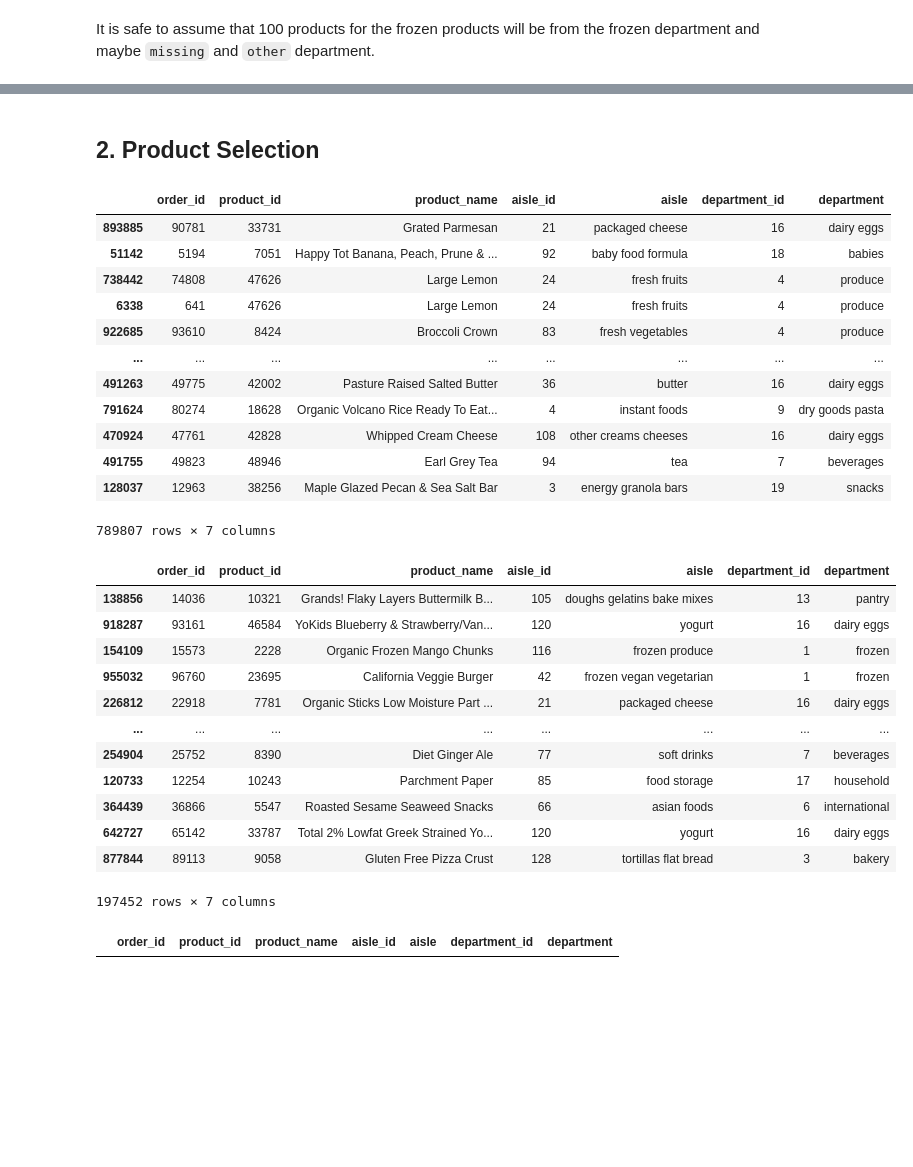
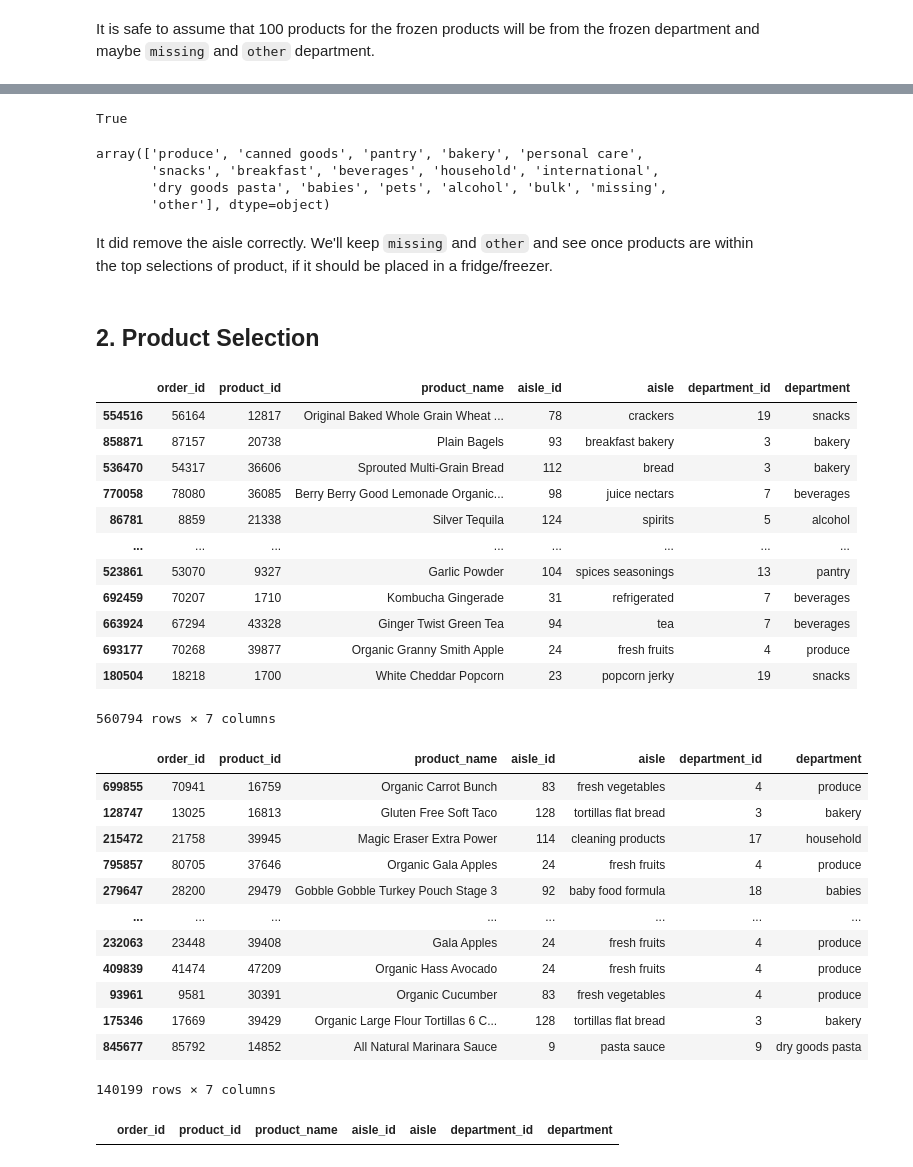
Before and after one commit to b8luong/MMA-Datathon-Supermarket-Analysis, a Jupyter notebook: Datathon.ipynb, the cells around one changed output, grey strips where cells are left out. Saved outputs shown, nothing was run; the diff lists cells and outputs as text; code cells hidden in the pictures; blank space fills up the shorter version.

```diff
--- a/Datathon.ipynb
+++ b/Datathon.ipynb
@@ -235,3 +220,18 @@ It did remove the aisle
+# %%
+# Sanity Check to see if the rows were removed correctly
+freezer_df.shape[0] + fridge_df.shape[0] + filtered_df.shape[0] == df.shape[0]
+# %% [output]
+True
+# %%
+# Check to see if the right departments are removed
+filtered_df['department'].unique()
+# %% [output]
+array(['produce', 'canned goods', 'pantry', 'bakery', 'personal care',
+       'snacks', 'breakfast', 'beverages', 'household', 'international',
+       'dry goods pasta', 'babies', 'pets', 'alcohol', 'bulk', 'missing',
+       'other'], dtype=object)
+# %% [markdown]
+It did remove the aisle correctly. We'll keep `missing` and `other` and see once products are within the top selections of product, if it should be placed in a fridge/freezer.
 # %% [markdown]
 ## 2. Product Selection
 # %%
@@ -239,41 +239,41 @@ It did remove the aisle
 from sklearn.model_selection import train_test_split
 
 # splitting the data
-train_data, test_data = train_test_split(df, test_size=0.2, random_state=1)
+train_aisle, test_aisle = train_test_split(filtered_df, test_size=0.2, random_state=1)
 # %%
 # Sanity check
-train_data
+train_aisle
 # %% [output]
 |  | order_id | product_id | product_name | aisle_id | aisle | department_id | department |
-| 893885 | 90781 | 33731 | Grated Parmesan | 21 | packaged cheese | 16 | dairy eggs |
-| 51142 | 5194 | 7051 | Happy Tot Banana, Peach, Prune & ... | 92 | baby food formula | 18 | babies |
-| 738442 | 74808 | 47626 | Large Lemon | 24 | fresh fruits | 4 | produce |
-| 6338 | 641 | 47626 | Large Lemon | 24 | fresh fruits | 4 | produce |
-| 922685 | 93610 | 8424 | Broccoli Crown | 83 | fresh vegetables | 4 | produce |
+| 554516 | 56164 | 12817 | Original Baked Whole Grain Wheat ... | 78 | crackers | 19 | snacks |
+| 858871 | 87157 | 20738 | Plain Bagels | 93 | breakfast bakery | 3 | bakery |
+| 536470 | 54317 | 36606 | Sprouted Multi-Grain Bread | 112 | bread | 3 | bakery |
+| 770058 | 78080 | 36085 | Berry Berry Good Lemonade Organic... | 98 | juice nectars | 7 | beverages |
+| 86781 | 8859 | 21338 | Silver Tequila | 124 | spirits | 5 | alcohol |
 | ... | ... | ... | ... | ... | ... | ... | ... |
-| 491263 | 49775 | 42002 | Pasture Raised Salted Butter | 36 | butter | 16 | dairy eggs |
-| 791624 | 80274 | 18628 | Organic Volcano Rice Ready To Eat... | 4 | instant foods | 9 | dry goods pasta |
-| 470924 | 47761 | 42828 | Whipped Cream Cheese | 108 | other creams cheeses | 16 | dairy eggs |
-| 491755 | 49823 | 48946 | Earl Grey Tea | 94 | tea | 7 | beverages |
-| 128037 | 12963 | 38256 | Maple Glazed Pecan & Sea Salt Bar | 3 | energy granola bars | 19 | snacks |
+| 523861 | 53070 | 9327 | Garlic Powder | 104 | spices seasonings | 13 | pantry |
+| 692459 | 70207 | 1710 | Kombucha Gingerade | 31 | refrigerated | 7 | beverages |
+| 663924 | 67294 | 43328 | Ginger Twist Green Tea | 94 | tea | 7 | beverages |
+| 693177 | 70268 | 39877 | Organic Granny Smith Apple | 24 | fresh fruits | 4 | produce |
+| 180504 | 18218 | 1700 | White Cheddar Popcorn | 23 | popcorn jerky | 19 | snacks |
-789807 rows × 7 columns
+560794 rows × 7 columns
 # %%
 # Sanity Check
-test_data
+test_aisle
 # %% [output]
 |  | order_id | product_id | product_name | aisle_id | aisle | department_id | department |
-| 138856 | 14036 | 10321 | Grands! Flaky Layers Buttermilk B... | 105 | doughs gelatins bake mixes | 13 | pantry |
-| 918287 | 93161 | 46584 | YoKids Blueberry & Strawberry/Van... | 120 | yogurt | 16 | dairy eggs |
-| 154109 | 15573 | 2228 | Organic Frozen Mango Chunks | 116 | frozen produce | 1 | frozen |
-| 955032 | 96760 | 23695 | California Veggie Burger | 42 | frozen vegan vegetarian | 1 | frozen |
-| 226812 | 22918 | 7781 | Organic Sticks Low Moisture Part ... | 21 | packaged cheese | 16 | dairy eggs |
+| 699855 | 70941 | 16759 | Organic Carrot Bunch | 83 | fresh vegetables | 4 | produce |
+| 128747 | 13025 | 16813 | Gluten Free Soft Taco | 128 | tortillas flat bread | 3 | bakery |
+| 215472 | 21758 | 39945 | Magic Eraser Extra Power | 114 | cleaning products | 17 | household |
+| 795857 | 80705 | 37646 | Organic Gala Apples | 24 | fresh fruits | 4 | produce |
+| 279647 | 28200 | 29479 | Gobble Gobble Turkey Pouch Stage 3 | 92 | baby food formula | 18 | babies |
 | ... | ... | ... | ... | ... | ... | ... | ... |
-| 254904 | 25752 | 8390 | Diet Ginger Ale | 77 | soft drinks | 7 | beverages |
-| 120733 | 12254 | 10243 | Parchment Paper | 85 | food storage | 17 | household |
-| 364439 | 36866 | 5547 | Roasted Sesame Seaweed Snacks | 66 | asian foods | 6 | international |
-| 642727 | 65142 | 33787 | Total 2% Lowfat Greek Strained Yo... | 120 | yogurt | 16 | dairy eggs |
-| 877844 | 89113 | 9058 | Gluten Free Pizza Crust | 128 | tortillas flat bread | 3 | bakery |
+| 232063 | 23448 | 39408 | Gala Apples | 24 | fresh fruits | 4 | produce |
+| 409839 | 41474 | 47209 | Organic Hass Avocado | 24 | fresh fruits | 4 | produce |
+| 93961 | 9581 | 30391 | Organic Cucumber | 83 | fresh vegetables | 4 | produce |
+| 175346 | 17669 | 39429 | Organic Large Flour Tortillas 6 C... | 128 | tortillas flat bread | 3 | bakery |
+| 845677 | 85792 | 14852 | All Natural Marinara Sauce | 9 | pasta sauce | 9 | dry goods pasta |
-197452 rows × 7 columns
+140199 rows × 7 columns
 # %%
 # Checking to see if a product appears multiple time in one order if multiple of the product is ordered
 df[df[['order_id', 'product_id']].duplicated()]
```
Also changed, not shown: parts of 34 cells of this notebook.
